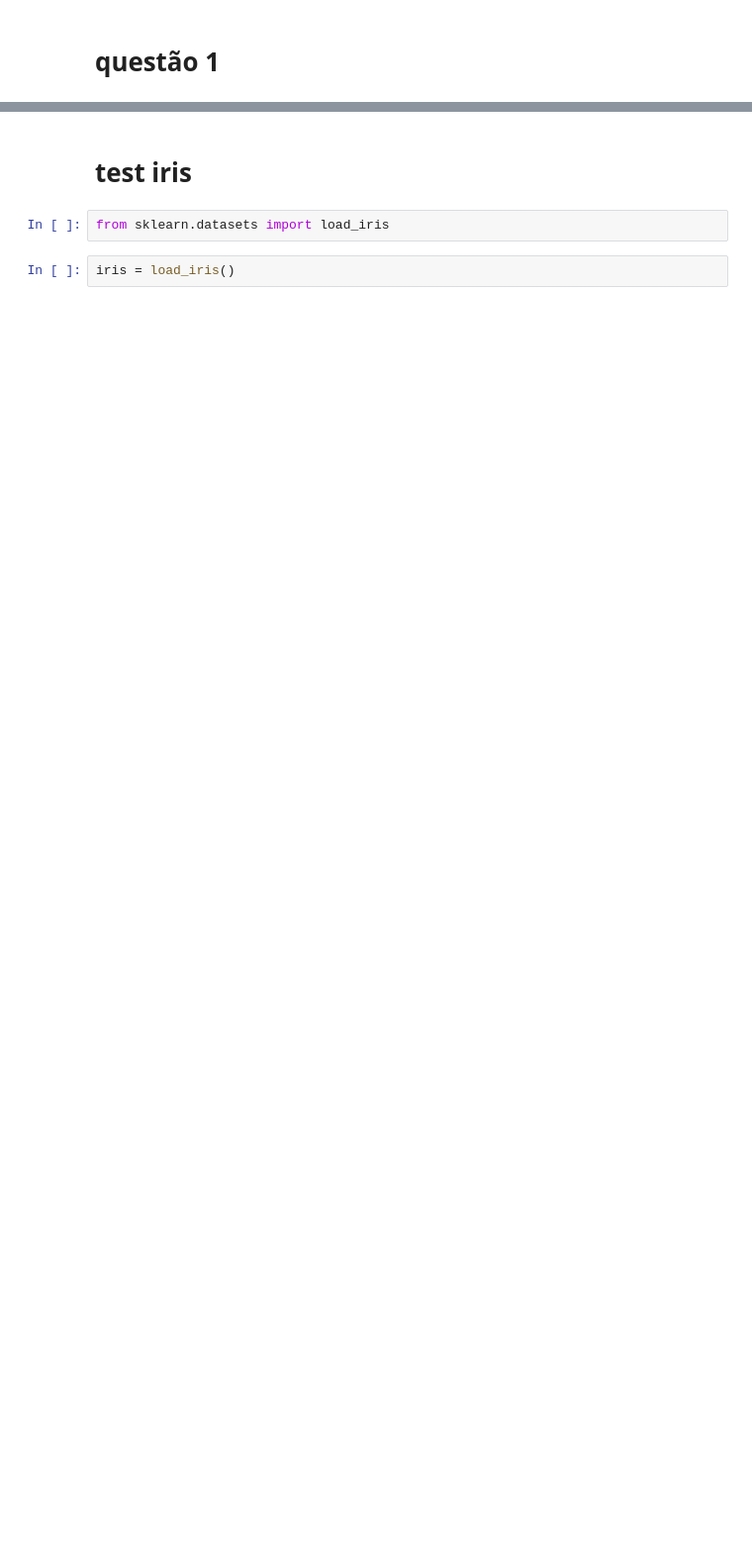
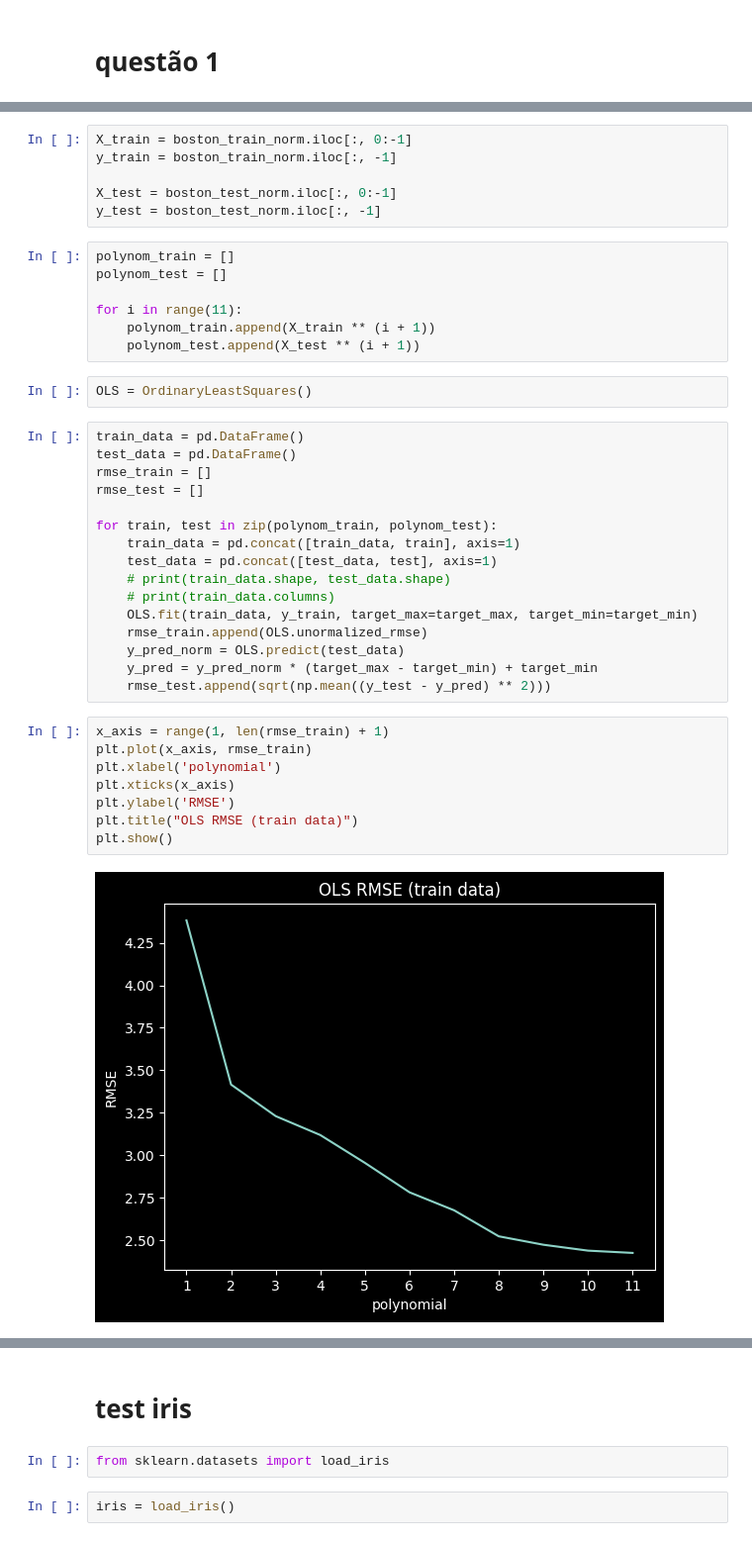
Before and after one commit to viniciuspxc/Reconhecimento_de_Padroes, a Jupyter notebook: Listas/Lista 2/Lista 02.ipynb, the cells around one changed output, grey strips where cells are left out. Shown at 99% size. Saved outputs shown, nothing was run; the diff lists cells and outputs as text; blank space fills up the shorter version.

Commit message:
OLS polynomial dataset

```diff
--- a/Listas/Lista 2/Lista 02.ipynb
+++ b/Listas/Lista 2/Lista 02.ipynb
@@ -31,0 +83,41 @@ boston_train, boston_test = train_test_split(data_boston, test_size=0.2, random_
+# %%
+X_train = boston_train_norm.iloc[:, 0:-1]
+y_train = boston_train_norm.iloc[:, -1]
+
+X_test = boston_test_norm.iloc[:, 0:-1]
+y_test = boston_test_norm.iloc[:, -1]
+# %%
+polynom_train = []
+polynom_test = []
+
+for i in range(11):
+    polynom_train.append(X_train ** (i + 1))
+    polynom_test.append(X_test ** (i + 1))
+# %%
+OLS = OrdinaryLeastSquares()
+# %%
+train_data = pd.DataFrame()
+test_data = pd.DataFrame()
+rmse_train = []
+rmse_test = []
+
+for train, test in zip(polynom_train, polynom_test):
+    train_data = pd.concat([train_data, train], axis=1)
+    test_data = pd.concat([test_data, test], axis=1)
+    # print(train_data.shape, test_data.shape)
+    # print(train_data.columns)
+    OLS.fit(train_data, y_train, target_max=target_max, target_min=target_min)
+    rmse_train.append(OLS.unormalized_rmse)
+    y_pred_norm = OLS.predict(test_data)
+    y_pred = y_pred_norm * (target_max - target_min) + target_min
+    rmse_test.append(sqrt(np.mean((y_test - y_pred) ** 2)))
+# %%
+x_axis = range(1, len(rmse_train) + 1)
+plt.plot(x_axis, rmse_train)
+plt.xlabel('polynomial')
+plt.xticks(x_axis)
+plt.ylabel('RMSE')
+plt.title("OLS RMSE (train data)")
+plt.show()
+# %% [output]
+[figure, added]
```
Also changed, not shown: parts of 9 cells of this notebook, 1 other file.
